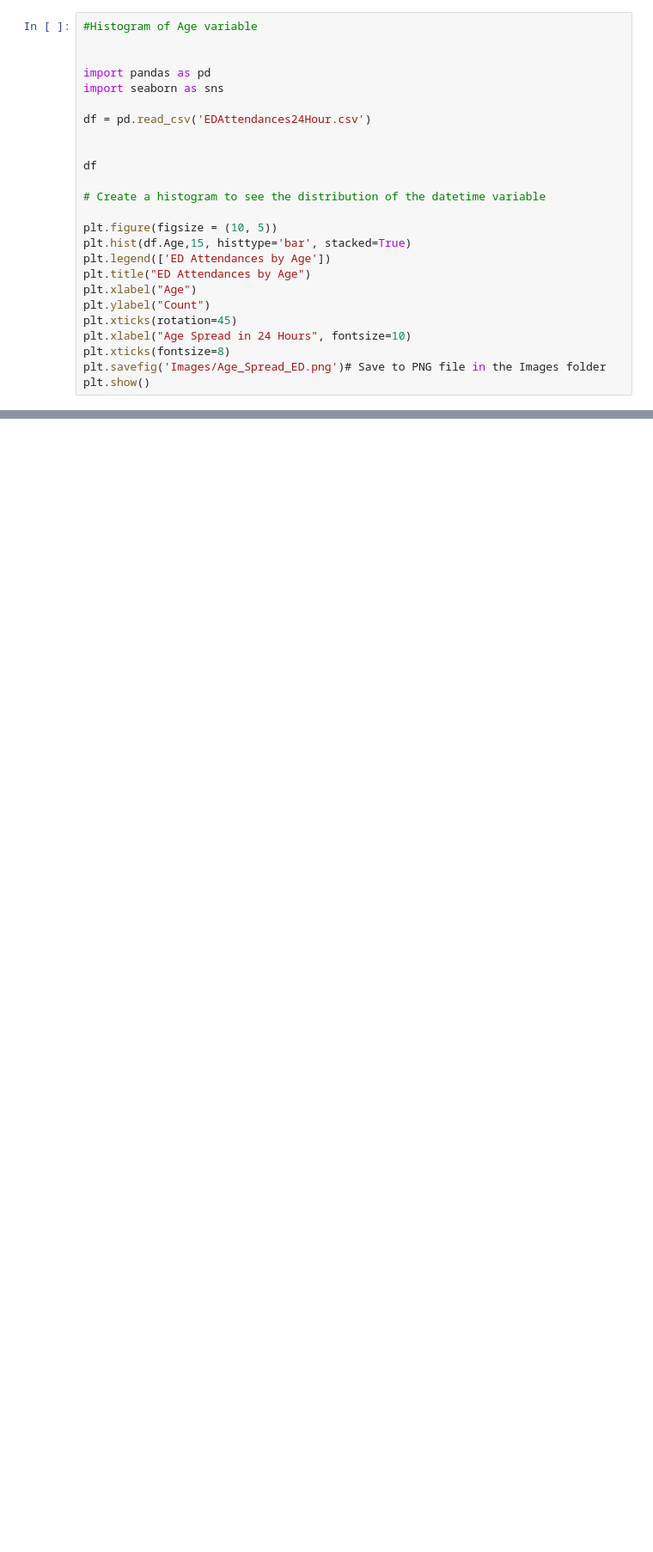
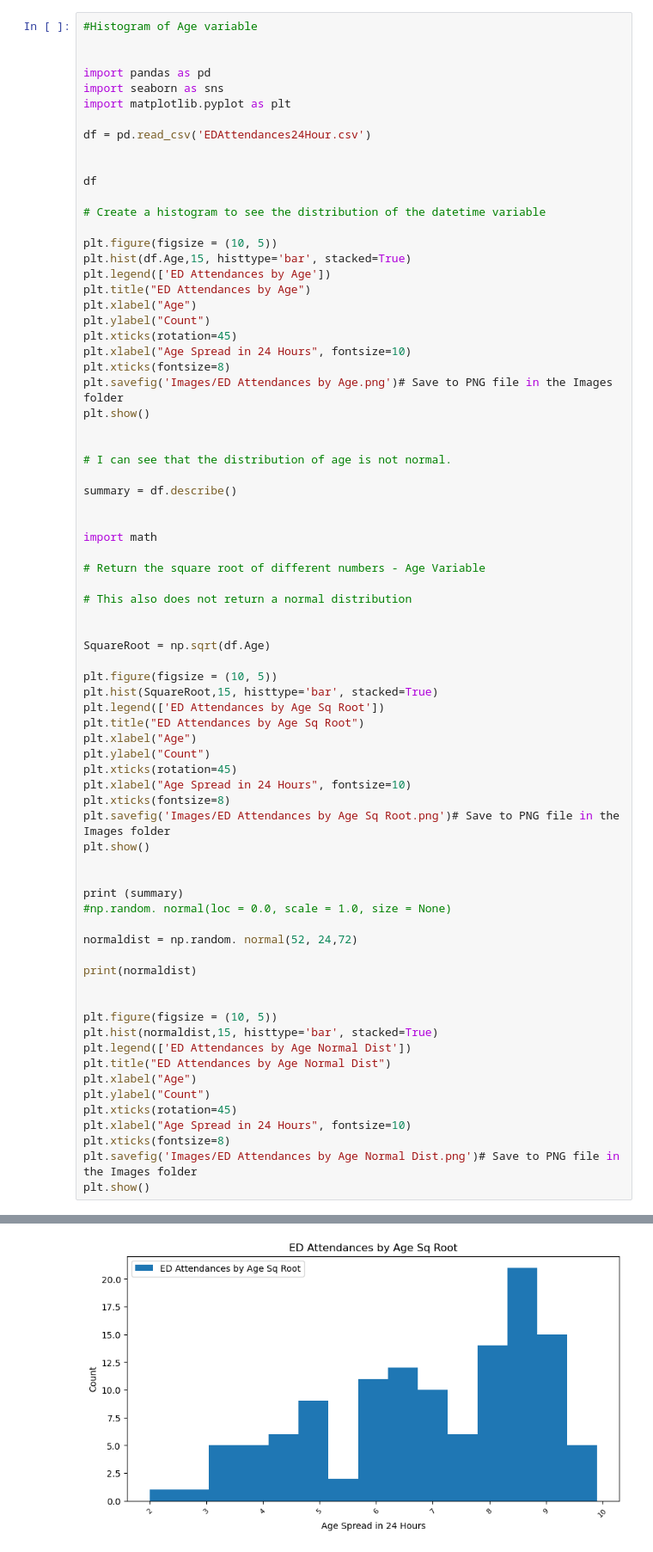
Before and after one commit to AudeAllen/PDA_Assignment, a Jupyter notebook: PDA_Assignment.ipynb, the cells around one changed output, grey strips where cells are left out. Shown at 86% size. Drawn from its saved outputs; the diff is of its cells as text; blank space fills up the shorter version.

```diff
--- a/PDA_Assignment.ipynb
+++ b/PDA_Assignment.ipynb
@@ -231,27 +277,77 @@ The best visual tool for this variable would be a histogram.
 # %%
 #Histogram of Age variable
 
 
 import pandas as pd
 import seaborn as sns
+import matplotlib.pyplot as plt
 
 df = pd.read_csv('EDAttendances24Hour.csv')
 
 
 df
 
 # Create a histogram to see the distribution of the datetime variable
 
 plt.figure(figsize = (10, 5))
 plt.hist(df.Age,15, histtype='bar', stacked=True)
 plt.legend(['ED Attendances by Age'])
 plt.title("ED Attendances by Age")
 plt.xlabel("Age")
 plt.ylabel("Count")
 plt.xticks(rotation=45)
 plt.xlabel("Age Spread in 24 Hours", fontsize=10)
 plt.xticks(fontsize=8)
-plt.savefig('Images/Age_Spread_ED.png')# Save to PNG file in the Images folder
+plt.savefig('Images/ED Attendances by Age.png')# Save to PNG file in the Images folder
 plt.show()
+
+
+# I can see that the distribution of age is not normal.
+
+summary = df.describe()
+
+
+import math
+
+# Return the square root of different numbers - Age Variable
+
+# This also does not return a normal distribution
+
+
+SquareRoot = np.sqrt(df.Age)
+
+plt.figure(figsize = (10, 5))
+plt.hist(SquareRoot,15, histtype='bar', stacked=True)
+plt.legend(['ED Attendances by Age Sq Root'])
+plt.title("ED Attendances by Age Sq Root")
+plt.xlabel("Age")
+plt.ylabel("Count")
+plt.xticks(rotation=45)
+plt.xlabel("Age Spread in 24 Hours", fontsize=10)
+plt.xticks(fontsize=8)
+plt.savefig('Images/ED Attendances by Age Sq Root.png')# Save to PNG file in the Images folder
+plt.show()
+
+
+print (summary)
+#np.random. normal(loc = 0.0, scale = 1.0, size = None)
+
+normaldist = np.random. normal(52, 24,72)
+
+print(normaldist)
+
+
+plt.figure(figsize = (10, 5))
+plt.hist(normaldist,15, histtype='bar', stacked=True)
+plt.legend(['ED Attendances by Age Normal Dist'])
+plt.title("ED Attendances by Age Normal Dist")
+plt.xlabel("Age")
+plt.ylabel("Count")
+plt.xticks(rotation=45)
+plt.xlabel("Age Spread in 24 Hours", fontsize=10)
+plt.xticks(fontsize=8)
+plt.savefig('Images/ED Attendances by Age Normal Dist.png')# Save to PNG file in the Images folder
+plt.show()
 # %% [output]
 [figure]
+[figure, added]
```
Also changed, not shown: parts of 6 cells of this notebook, 7 other files.
